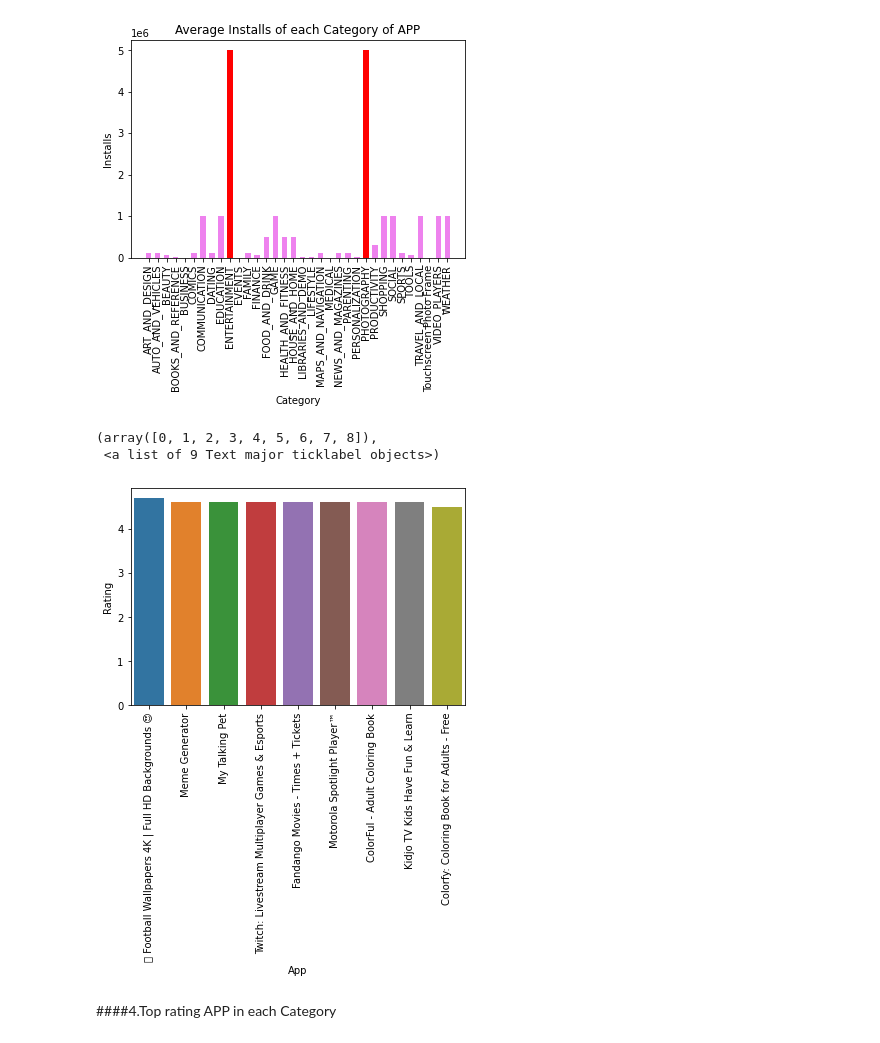
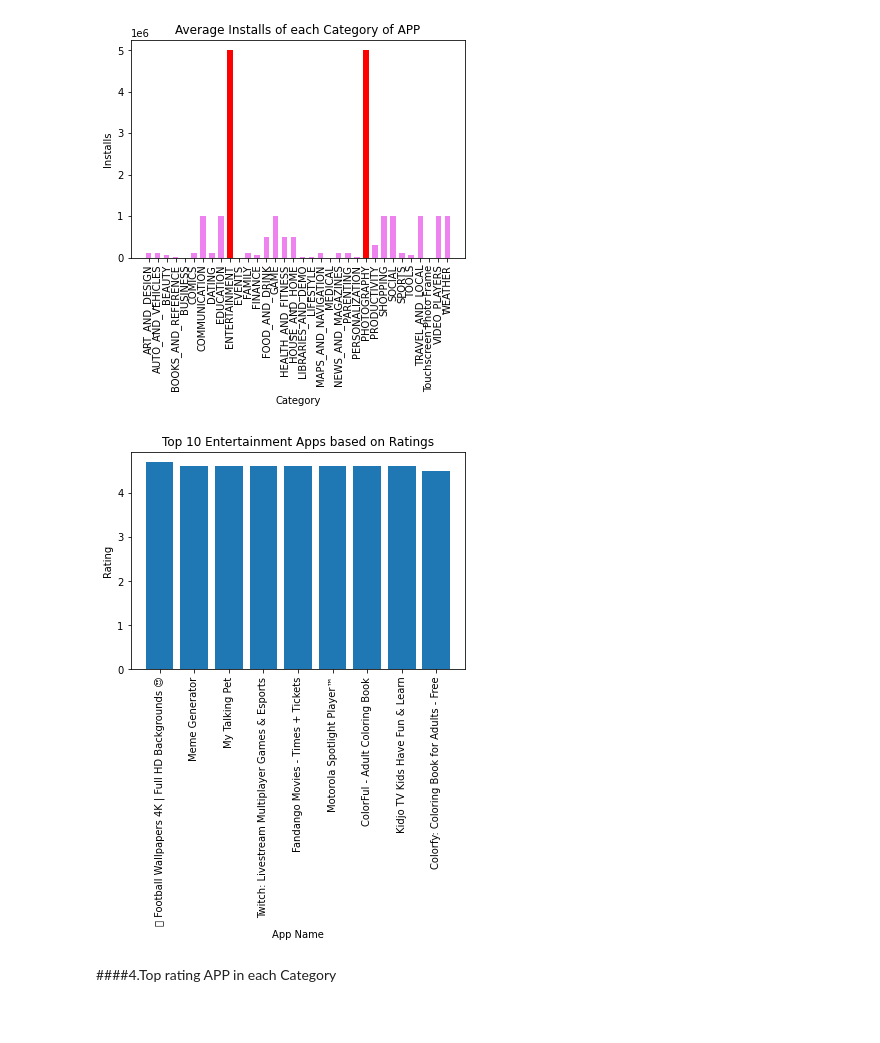
Before and after one commit to Rajashekar-Anumalla/PlayStoreAppReview_DataWrangling, a Jupyter notebook: Play_Store_App_Review_Analysis_Capstone_Project.ipynb, the cells around one changed output. Saved outputs shown, nothing was run; the diff lists cells and outputs as text; code cells hidden in the pictures.

```diff
--- a/Play_Store_App_Review_Analysis_Capstone_Project.ipynb
+++ b/Play_Store_App_Review_Analysis_Capstone_Project.ipynb
@@ -167,7 +180,7 @@ dtype: int64
 # %%
 # creating function to update series of rating
 def imputate_rating(ser):
-  return ser.fillna(ser.mean())
+  return ser.fillna(ser.median())
 # %%
 # updating series rating which are null values
 df_copy['Rating'] = df_copy['Rating'].transform(imputate_rating)
@@ -334,22 +347,20 @@ plt.show()
 df_5 = df_copy[df_copy['Category'] == 'ENTERTAINMENT']
 df_6 = df_5.sort_values(['Rating'],ascending =False).head(10)
 # %%
-# plt.bar(df_4['App'],df_4['Rating'])
+plt.bar(df_6['App'],df_6['Rating'])
 
-# plt.xlabel('App Name')
-# plt.ylabel('Rating')
-# plt.title('Top 10 Entertainment Apps based on Ratings')
+plt.xlabel('App Name')
+plt.ylabel('Rating')
+plt.title('Top 10 Entertainment Apps based on Ratings')
+
+plt.xticks(rotation=90)
+plt.show()
+
+# sns.scatterplot(x=df_6['App'], y=df_6['Rating'])
 
 # plt.xticks(rotation=90)
-# plt.show()
-
-sns.barplot(x=df_6['App'], y=df_6['Rating'])
-
-plt.xticks(rotation=90)
 # %% [output]
-(array([0, 1, 2, 3, 4, 5, 6, 7, 8]),
- <a list of 9 Text major ticklabel objects>)
-[figure, old version]
+[figure, new version]
 # %% [markdown]
 ####4.Top rating APP in each Category
 # %%
```
Also changed, not shown: parts of 4 cells of this notebook.
